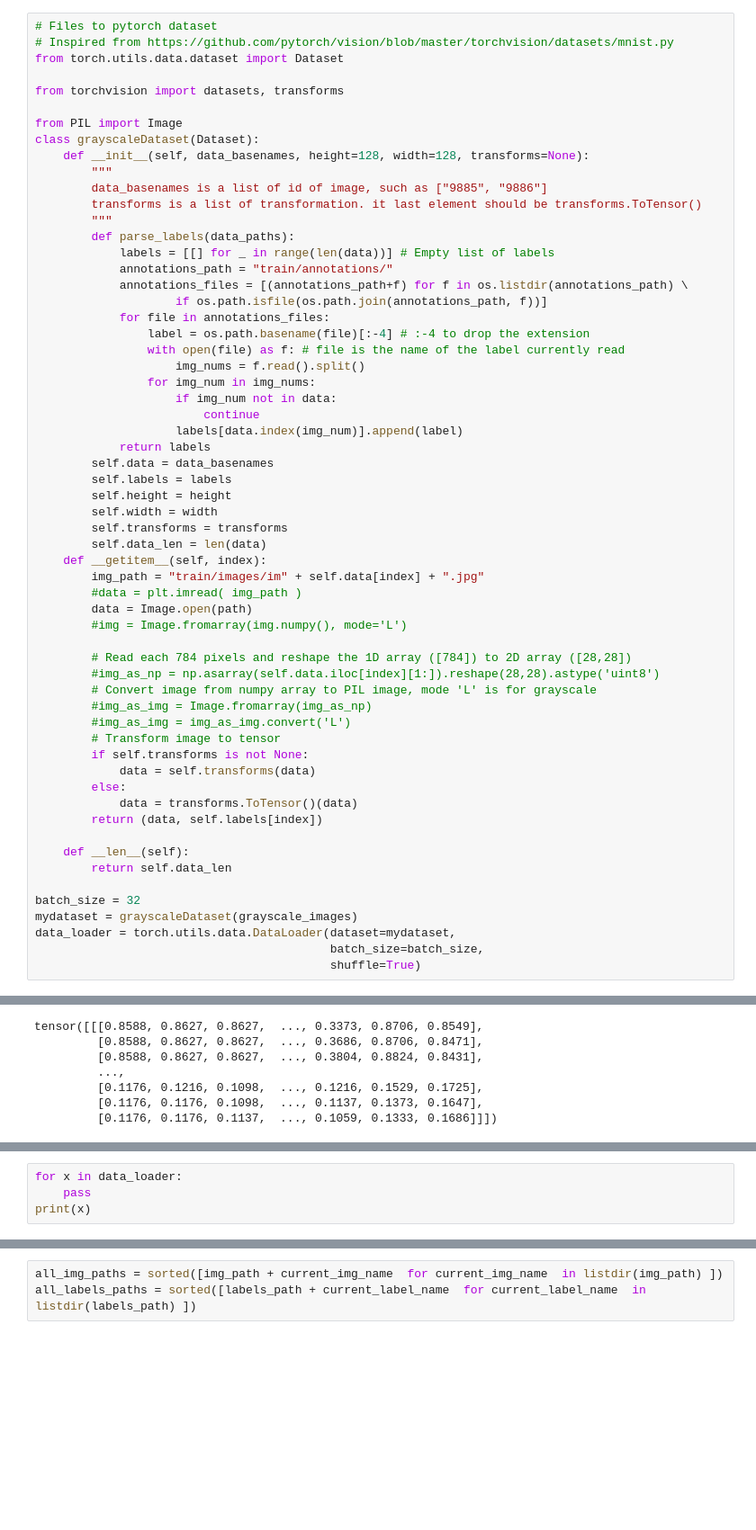
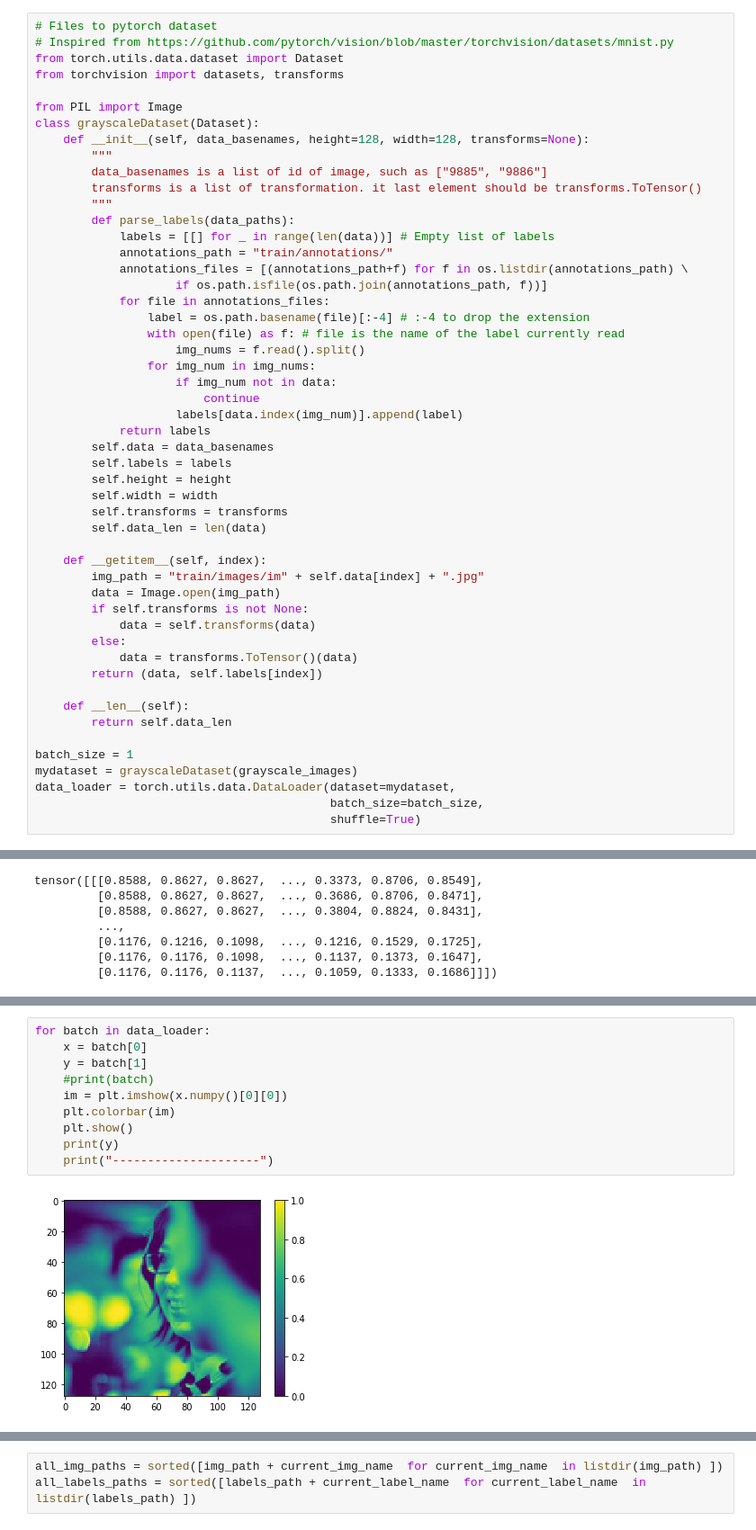
Before and after one commit to HappyBearDay/Deep_Learning_Image_Multi_label, a Jupyter notebook: image_project.ipynb, the cells around one changed output, grey strips where cells are left out. Shown at 90% size. Cells and saved outputs as stored; diff of their text form; blank space fills up the shorter version.

Commit message:
fix path issue in dataset

```diff
--- a/image_project.ipynb
+++ b/image_project.ipynb
@@ -108,7 +108,6 @@ print(data[:5])
 # Files to pytorch dataset
 # Inspired from https://github.com/pytorch/vision/blob/master/torchvision/datasets/mnist.py
 from torch.utils.data.dataset import Dataset
-
 from torchvision import datasets, transforms
 
 from PIL import Image
@@ -138,18 +137,10 @@ class grayscaleDataset(Dataset):
         self.width = width
         self.transforms = transforms
         self.data_len = len(data)
+
     def __getitem__(self, index):
         img_path = "train/images/im" + self.data[index] + ".jpg"
-        #data = plt.imread( img_path )
-        data = Image.open(path)
-        #img = Image.fromarray(img.numpy(), mode='L')
-
-        # Read each 784 pixels and reshape the 1D array ([784]) to 2D array ([28,28])
-        #img_as_np = np.asarray(self.data.iloc[index][1:]).reshape(28,28).astype('uint8')
-        # Convert image from numpy array to PIL image, mode 'L' is for grayscale
-        #img_as_img = Image.fromarray(img_as_np)
-        #img_as_img = img_as_img.convert('L')
-        # Transform image to tensor
+        data = Image.open(img_path)
         if self.transforms is not None:
             data = self.transforms(data)
         else:
@@ -159,7 +150,7 @@ class grayscaleDataset(Dataset):
     def __len__(self):
         return self.data_len
 
-batch_size = 32
+batch_size = 1
 mydataset = grayscaleDataset(grayscale_images)
 data_loader = torch.utils.data.DataLoader(dataset=mydataset,
                                           batch_size=batch_size,
@@ -204,5 +185 @@ next(data_loader.__iter__()) # bug
            [0.1176, 0.1176, 0.1137,  ..., 0.1059, 0.1333, 0.1686]]]]), []]
-# %%
-for x in data_loader:
-    pass
-print(x)
@@ -210,0 +186,12 @@ TypeError: batch must contain tensors, numbers, dicts or lists; found <class 'PI
+# %%
+for batch in data_loader:
+    x = batch[0]
+    y = batch[1]
+    #print(batch)
+    im = plt.imshow(x.numpy()[0][0])
+    plt.colorbar(im)
+    plt.show()
+    print(y)
+    print("---------------------")
+# %% [output]
+[figure, added]
```
Also changed, not shown: parts of 3 cells of this notebook.
